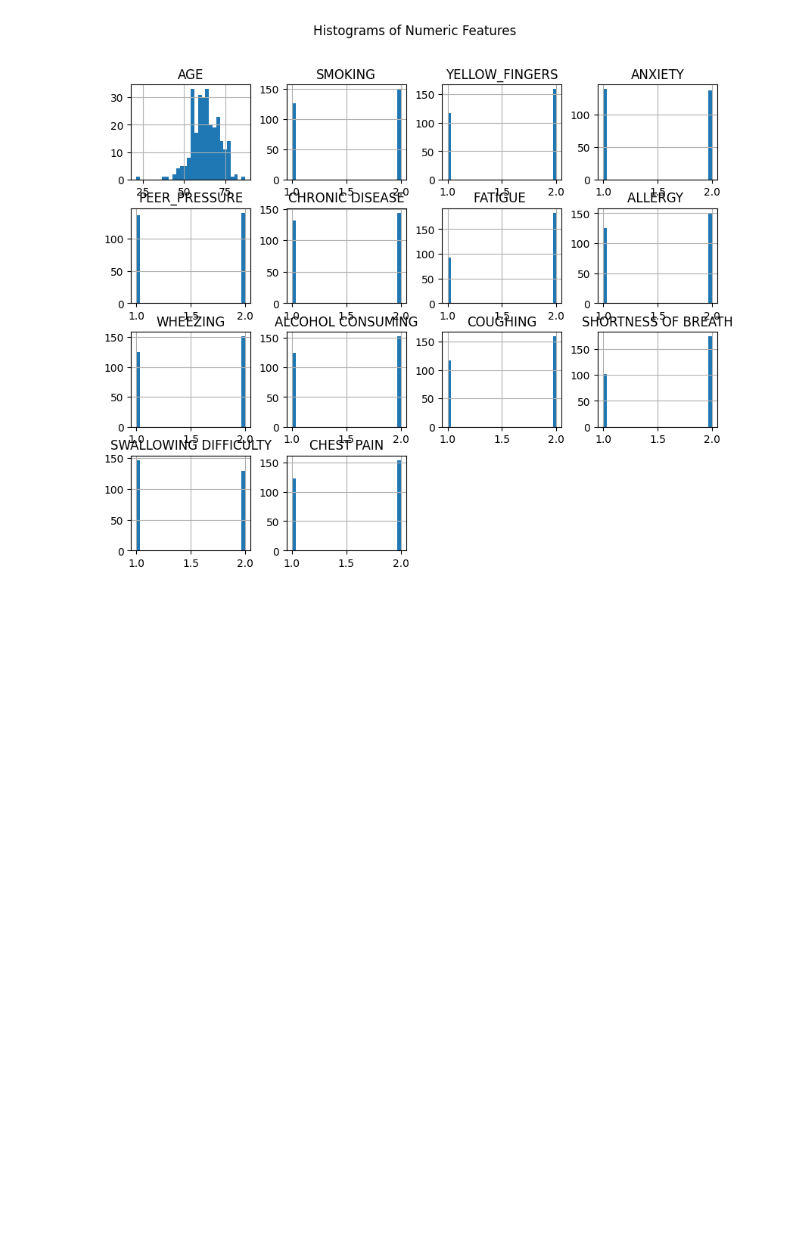
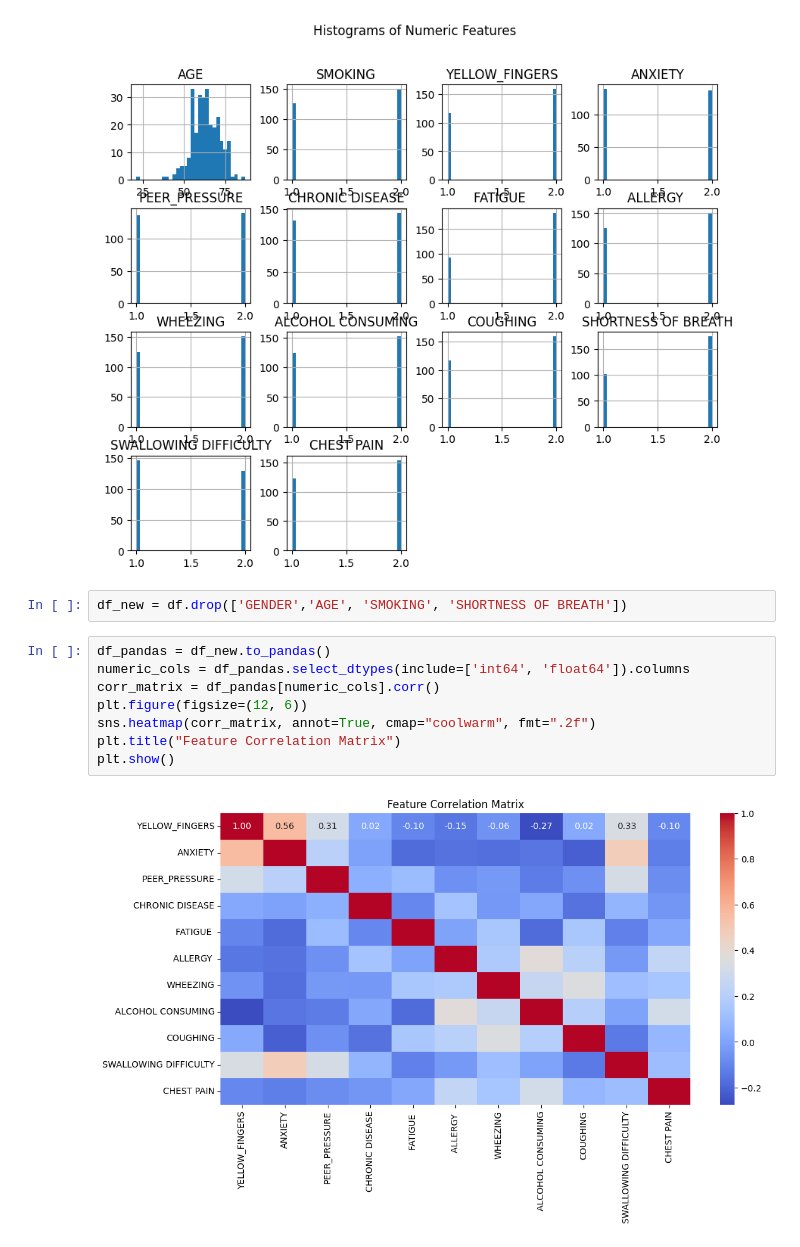
Before and after one commit to the-madhankumar/LungCancer, a Jupyter notebook: Code/main.ipynb, the cells around one changed output. Drawn from its saved outputs; the diff is of its cells as text; blank space fills up the shorter version.

```diff
--- a/Code/main.ipynb
+++ b/Code/main.ipynb
@@ -146,3 +146,15 @@ plt.suptitle("Histograms of Numeric Features")
 plt.show()
 # %% [output]
 [figure]
+# %%
+df_new = df.drop(['GENDER','AGE', 'SMOKING', 'SHORTNESS OF BREATH'])
+# %%
+df_pandas = df_new.to_pandas()
+numeric_cols = df_pandas.select_dtypes(include=['int64', 'float64']).columns
+corr_matrix = df_pandas[numeric_cols].corr()
+plt.figure(figsize=(12, 6))
+sns.heatmap(corr_matrix, annot=True, cmap="coolwarm", fmt=".2f")
+plt.title("Feature Correlation Matrix")
+plt.show()
+# %% [output]
+[figure, added]
```
Also changed, not shown: parts of 7 cells of this notebook.
